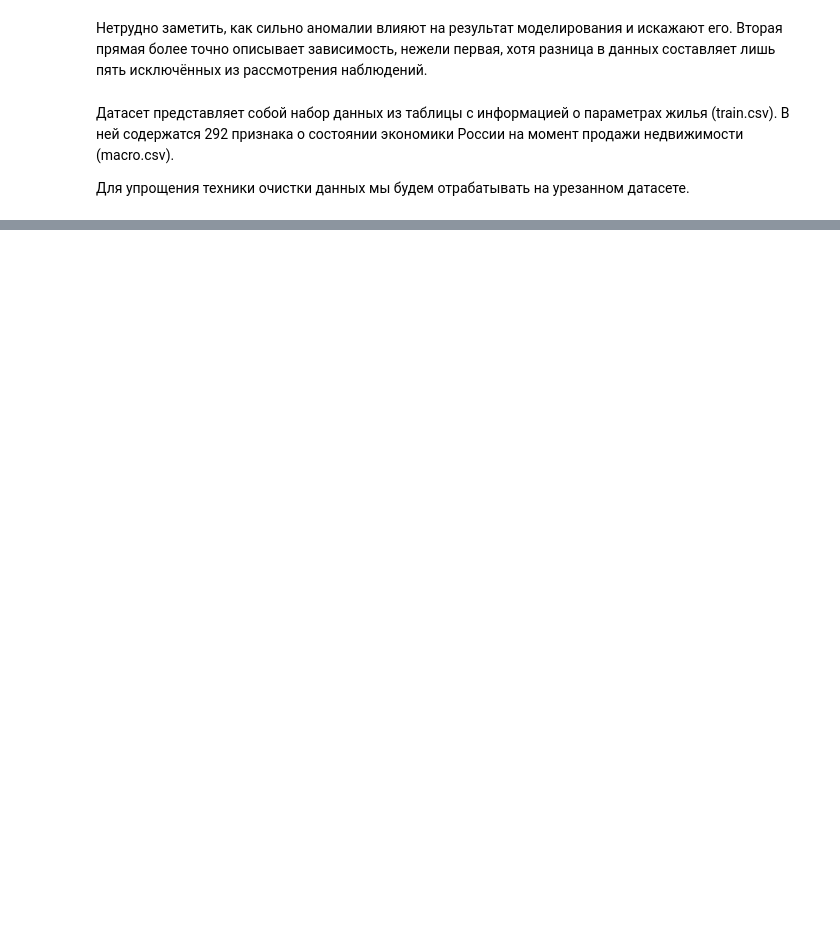
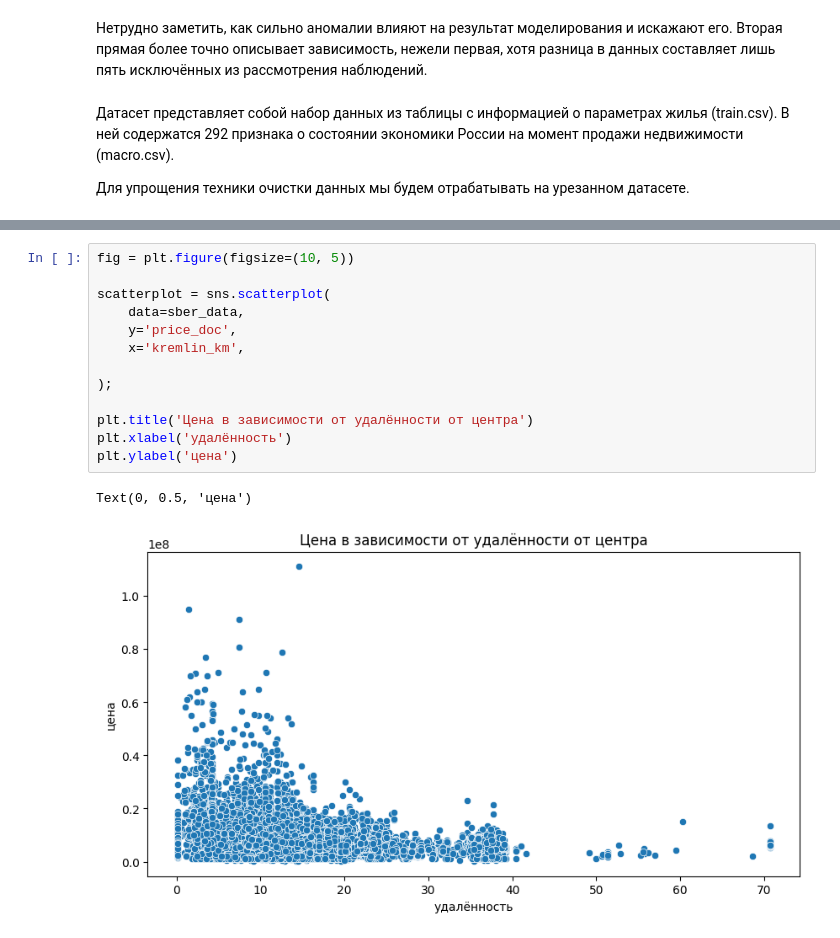
Before and after one commit to Dharmaviira/First_project_of_SF, a Jupyter notebook: Learning-DS-SF/PYTHON-14_Data_Cleaning/PT-14-Data_Cleaning.ipynb, the cells around one changed output, grey strips where cells are left out. Saved outputs shown, nothing was run; the diff lists cells and outputs as text; blank space fills up the shorter version.

```diff
--- a/Learning-DS-SF/PYTHON-14_Data_Cleaning/PT-14-Data_Cleaning.ipynb
+++ b/Learning-DS-SF/PYTHON-14_Data_Cleaning/PT-14-Data_Cleaning.ipynb
@@ -25,0 +94,16 @@
+# %%
+fig = plt.figure(figsize=(10, 5))
+
+scatterplot = sns.scatterplot(
+    data=sber_data,
+    y='price_doc',
+    x='kremlin_km',
+
+);
+
+plt.title('Цена в зависимости от удалённости от центра')
+plt.xlabel('удалённость')
+plt.ylabel('цена')
+# %% [output]
+Text(0, 0.5, 'цена')
+[figure, added]
```
Also changed, not shown: parts of 23 cells of this notebook, 1 other file.
